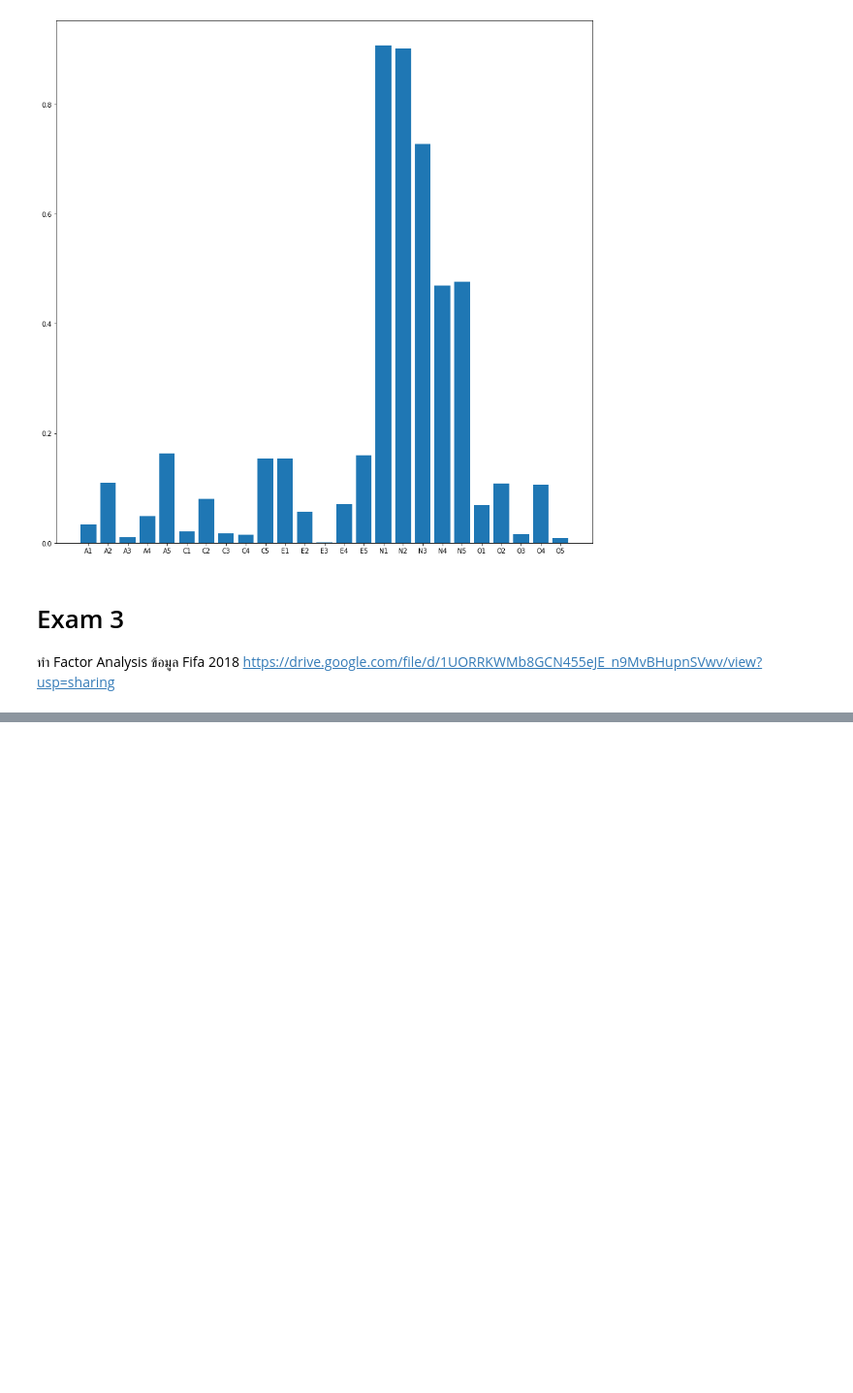
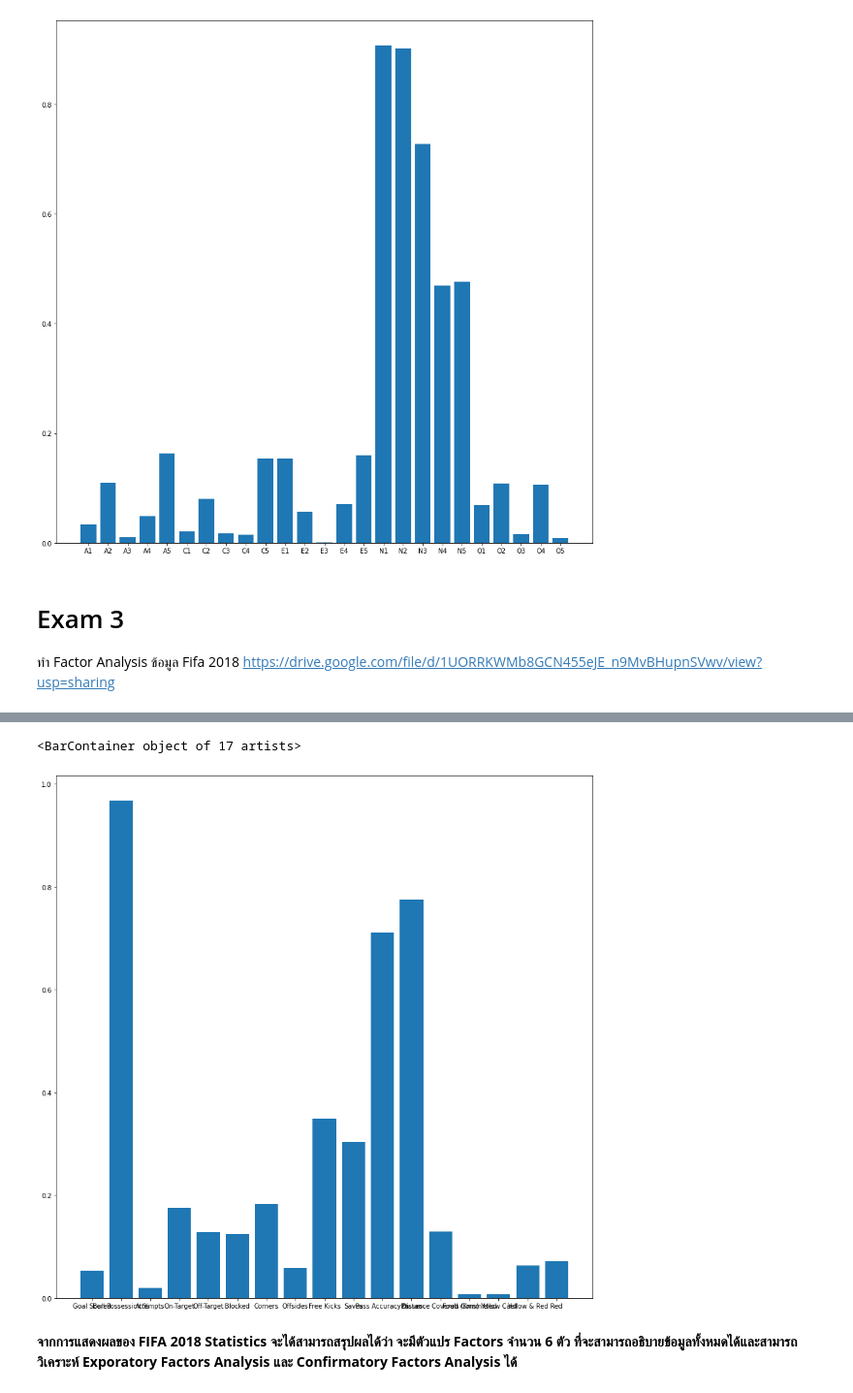
Before and after one commit to ThitiwatJtrsn/multivariate, a Jupyter notebook: Chapter5_Factor_Analysis.ipynb, the cells around one changed output, grey strips where cells are left out. Shown at 97% size. Drawn from its saved outputs; the diff is of its cells as text; code cells hidden in the pictures; blank space fills up the shorter version.

```diff
--- a/Chapter5_Factor_Analysis.ipynb
+++ b/Chapter5_Factor_Analysis.ipynb
@@ -246,0 +418,7 @@ https://drive.google.com/file/d/1UORRKWMb8GCN455eJE_n9MvBHupnSVwv/view?usp=shari
+# %%
+plt.bar(range(17),np.absolute(exam_fac2.loadings_[:,0]),tick_label=ex_3_drop.columns)
+# %% [output]
+<BarContainer object of 17 artists>
+[figure, added]
+# %% [markdown]
+**จากการแสดงผลของ FIFA 2018 Statistics จะได้สามารถสรุปผลได้ว่า จะมีตัวแปร Factors จำนวน 6 ตัว ที่จะสามารถอธิบายข้อมูลทั้งหมดได้และสามารถวิเคราะห์ Exporatory Factors Analysis และ Confirmatory Factors Analysis ได้**
```
Also changed, not shown: parts of 36 cells of this notebook.
